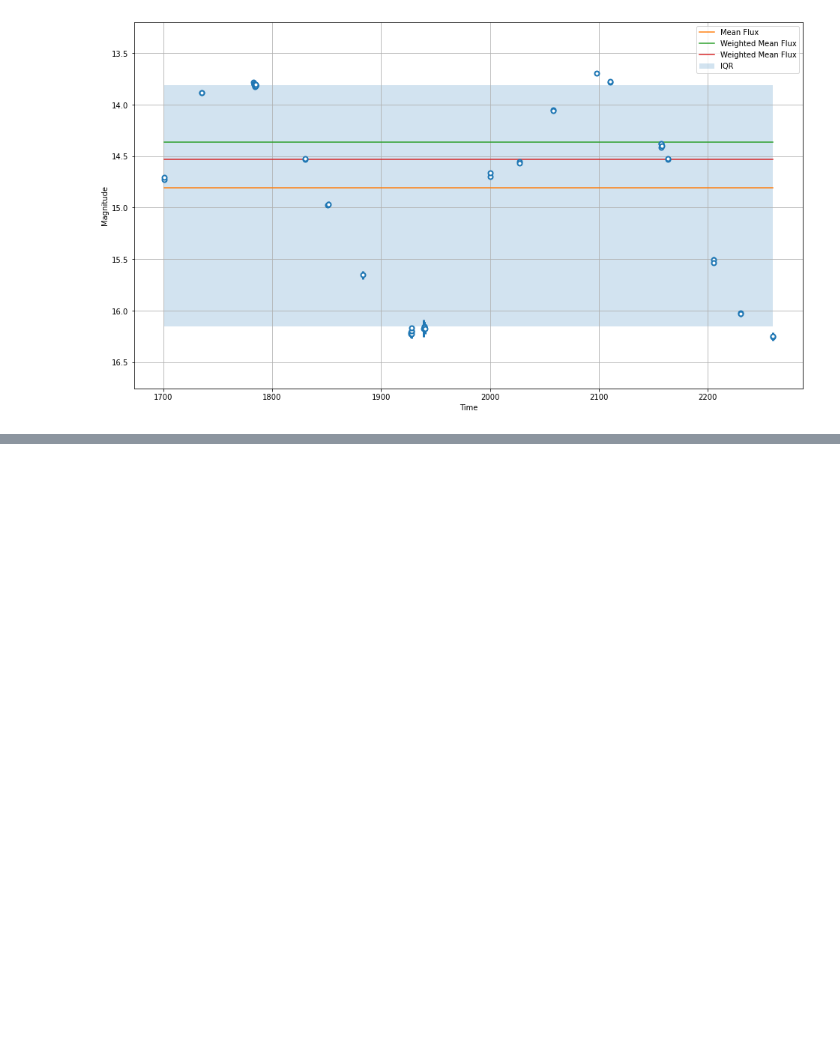
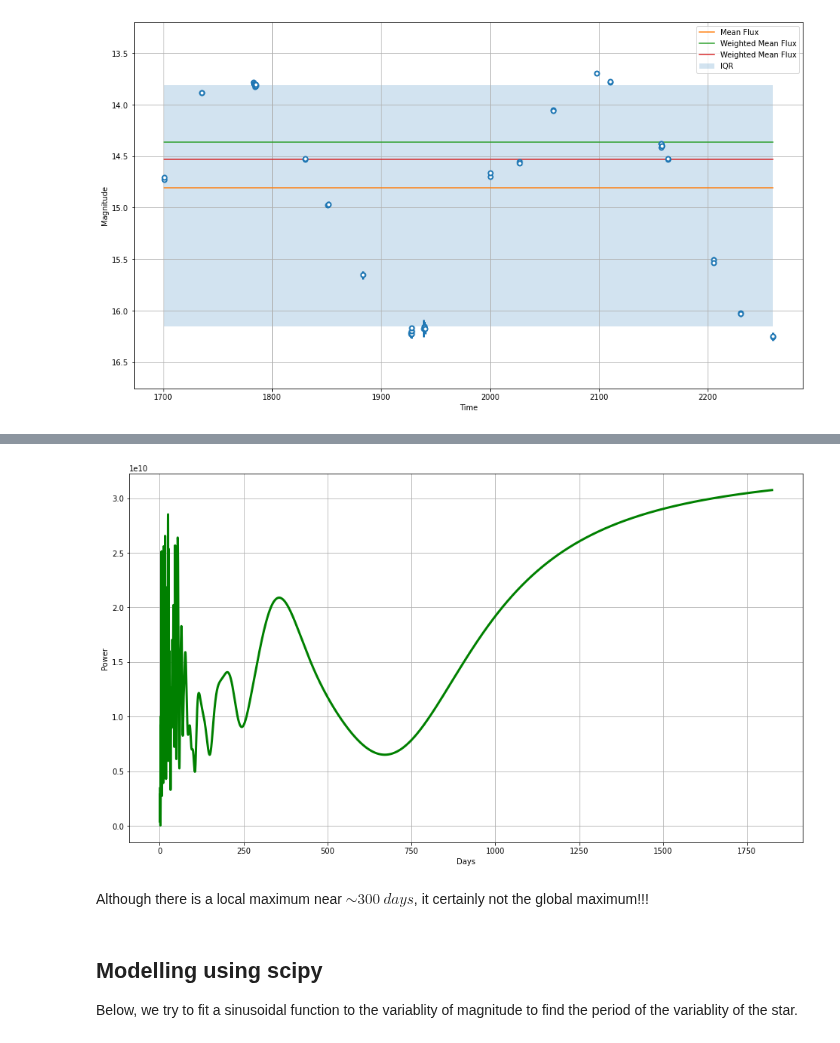
Before and after one commit to Jayshil/Data_Analysis, a Jupyter notebook: Large_scale_surveys/rr_lyrae.ipynb, the cells around one changed output, grey strips where cells are left out. Cells and saved outputs as stored; diff of their text form; code cells hidden in the pictures; blank space fills up the shorter version.

```diff
--- a/Large_scale_surveys/rr_lyrae.ipynb
+++ b/Large_scale_surveys/rr_lyrae.ipynb
@@ -175,0 +163,18 @@ plt.plot(2*np.pi/freq, lsg(time, flx, freq))
+# %%
+days = np.linspace(1,365*5,10000)
+freq = 2*np.pi/days
+power = lsg(time, flx, freq)
+# %%
+plt.figure(figsize=(16,9))
+plt.plot(days, power, c='g', linewidth=3)
+plt.xlabel('Days')
+plt.ylabel('Power')
+plt.grid()
+# %% [output]
+[figure, added]
+# %% [markdown]
+Although there is a local maximum near $\sim 300 \ days$, it certainly not the global maximum!!!
+# %% [markdown]
+## Modelling using scipy
+
+Below, we try to fit a sinusoidal function to the variablity of magnitude to find the period of the variablity of the star.
```
Also changed, not shown: parts of 18 cells of this notebook.
